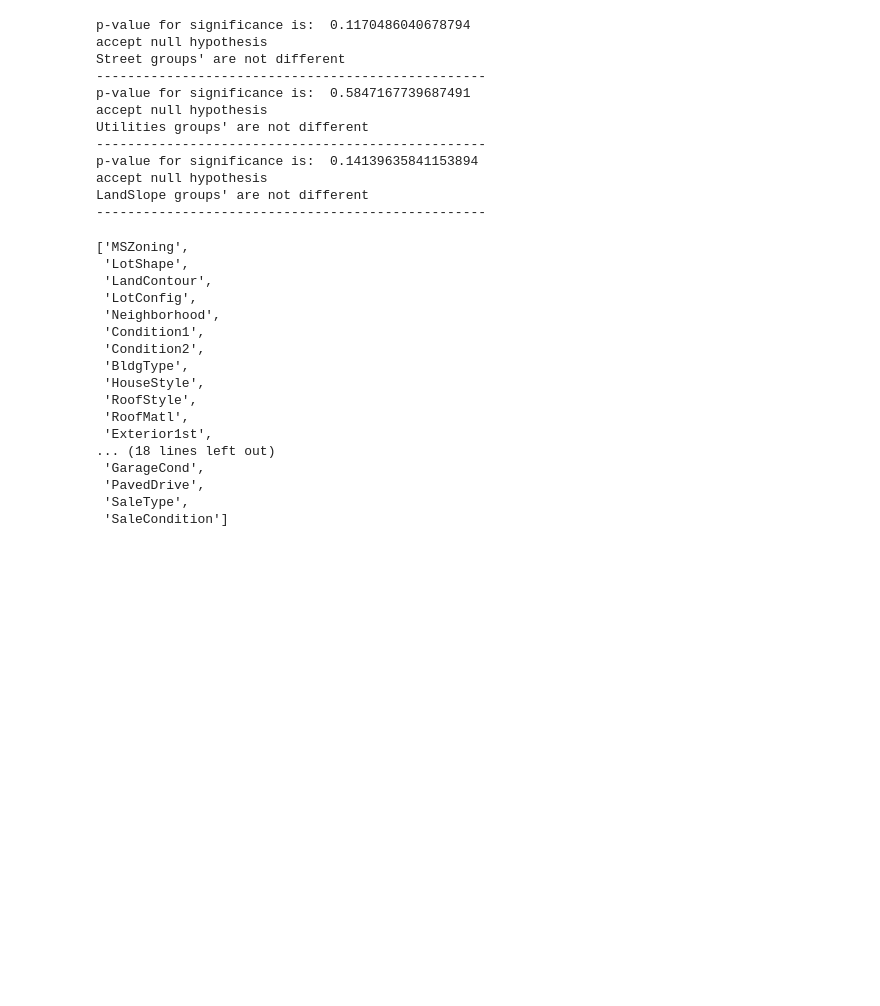
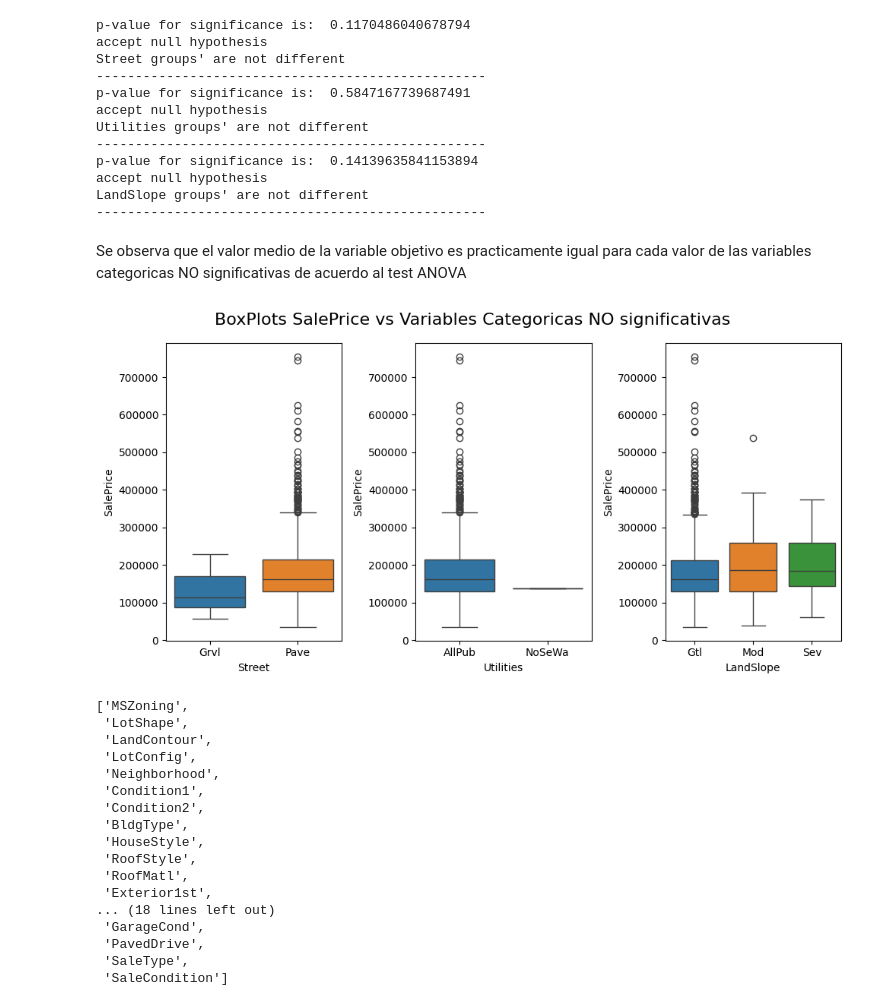
Before and after one commit to faberrocalv/curso-machine-learning-udem, a Jupyter notebook: talleres/regresion_lineal.ipynb, the cells around one changed output. Saved outputs shown, nothing was run; the diff lists cells and outputs as text; code cells hidden in the pictures; blank space fills up the shorter version.

```diff
--- a/talleres/regresion_lineal.ipynb
+++ b/talleres/regresion_lineal.ipynb
@@ -354,3 +360,19 @@ px.box(data_train, y='SalePrice', color='LandSlope' , title='SalePrice vs LandSl
+# %% [markdown]
+Se observa que el valor medio de la variable objetivo es practicamente igual para cada valor de las variables categoricas NO significativas de acuerdo al test ANOVA
+# %%
+# Grafico de grilla de boxplot para tres variables categoricas
+
+fig, axes = plt.subplots(1, 3, figsize=(10, 5))
+
+fig.suptitle('BoxPlots SalePrice vs Variables Categoricas NO significativas', fontsize=16)
+
+for i, var in enumerate(['Street', 'Utilities', 'LandSlope']):
+    sns.boxplot(ax=axes[i], data=data_train, x=var, y='SalePrice', hue=var)
+    plt.xlabel(var)
+    plt.ylabel('SalePrice')
+    plt.tight_layout()
+# %% [output]
+[figure, added]
 # %%
 # Actualizar variables categoricas
 variables_categoricas = [var for var in variables_categoricas if var not in ['Street', 'Utilities', 'LandSlope']]
```
Also changed, not shown: parts of 56 cells of this notebook.
